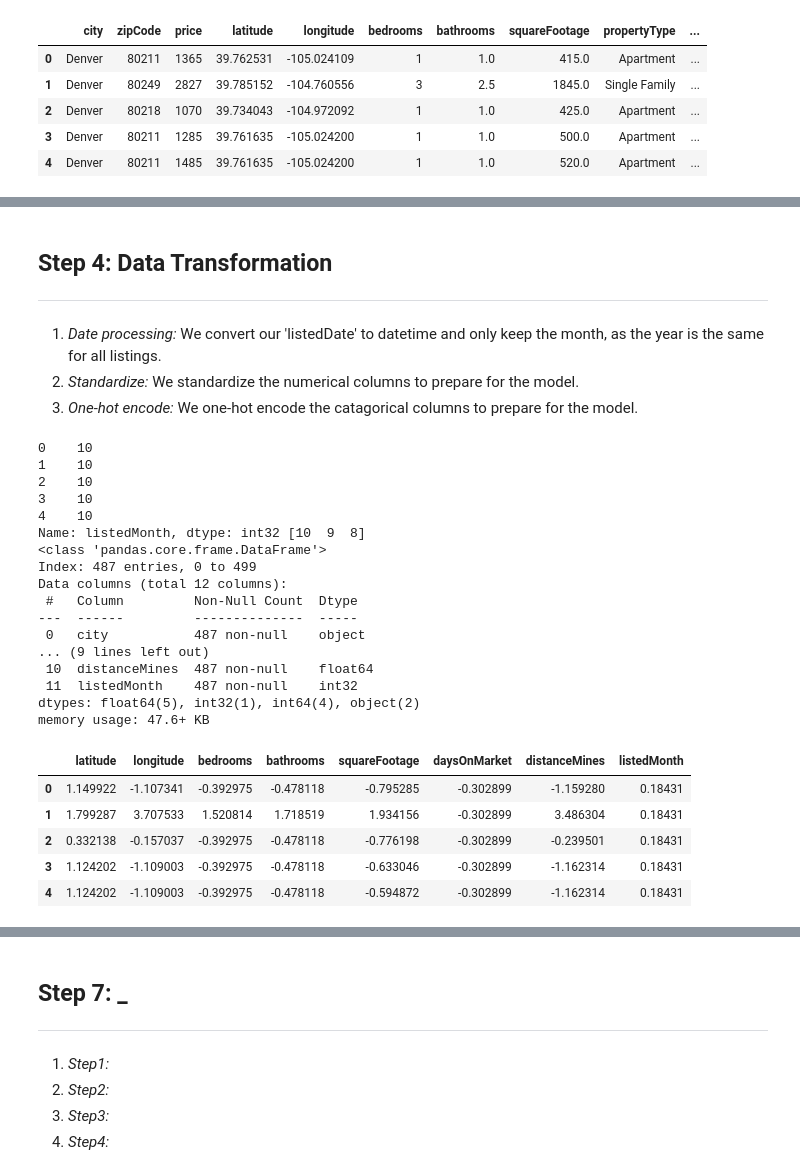
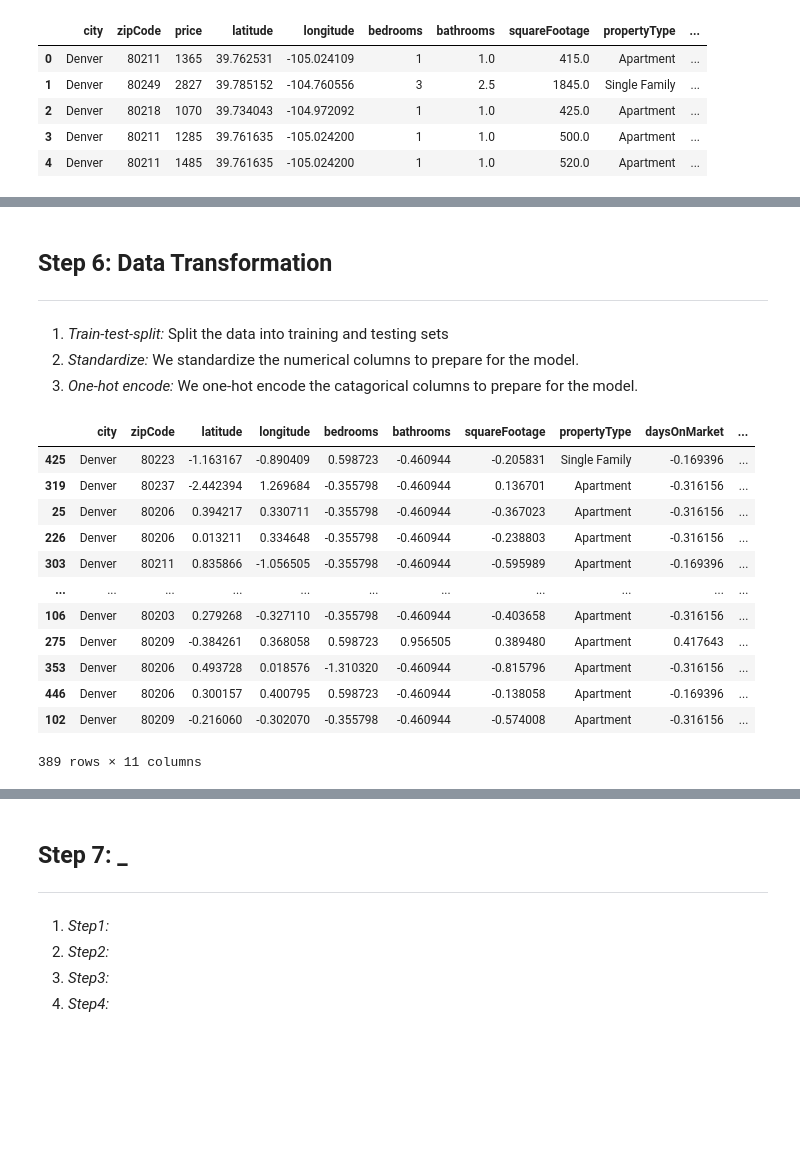
Before and after one commit to aidenzeigler/Apartment-Rent-Predictor, a Jupyter notebook: Project.ipynb, the cells around one changed output, grey strips where cells are left out. Drawn from its saved outputs; the diff is of its cells as text; code cells hidden in the pictures; blank space fills up the shorter version.

Commit message:
Exploratory Data Analysis

```diff
--- a/Project.ipynb
+++ b/Project.ipynb
@@ -240,65 +419,47 @@ df.head()
 # %% [markdown]
-## **Step 4:** Data Transformation
+## **Step 6:** Data Transformation
 
 ---
-
-1. *Date processing:* We convert our 'listedDate' to datetime and only keep the month, as the year is the same for all listings.
-3. *Standardize:* We standardize the numerical columns to prepare for the model.
-2. *One-hot encode:* We one-hot encode the catagorical columns to prepare for the model.
+1. *Train-test-split:* Split the data into training and testing sets
+2. *Standardize:* We standardize the numerical columns to prepare for the model.
+3. *One-hot encode:* We one-hot encode the catagorical columns to prepare for the model.
 # %%
-# 1. Date processing
+# 1. Train-test-split
 
-# Convert 'listedDate' to datetime
-df["listedDate"] = pd.to_datetime(df["listedDate"])
+# Define features and target
+X = df.drop(columns="price")
+y = df["price"]
 
-# Extract month only
-df["listedMonth"] = df["listedDate"].dt.month
-
-# Remove 'listedDate'
-df = df.drop(columns=["listedDate"])
-
-# Print first few rows and unique months
-head = df["listedMonth"].head()
-unique = df["listedMonth"].unique()
-print(head, unique)
-df.info()
+# Train-test-split
+X_train, X_test, y_train, y_test = train_test_split(
+    X, y, test_size=0.2, random_state=42
+)
-# %% [output]
-0    10
-1    10
-2    10
-3    10
-4    10
-Name: listedMonth, dtype: int32 [10  9  8]
-<class 'pandas.core.frame.DataFrame'>
-Index: 487 entries, 0 to 499
-Data columns (total 12 columns):
- #   Column         Non-Null Count  Dtype
----  ------         --------------  -----
- 0   city           487 non-null    object
-... (9 lines left out)
- 10  distanceMines  487 non-null    float64
- 11  listedMonth    487 non-null    int32
-dtypes: float64(5), int32(1), int64(4), object(2)
-memory usage: 47.6+ KB
 # %%
 # 2. Standardize
 
-# Define numerical columns
-numerical = ["latitude", "longitude", "bedrooms", "bathrooms", "squareFootage",
-             "daysOnMarket", "distanceMines", "listedMonth"]
+# Numerical without price
+features = [col for col in numerical if col != 'price']
 
 # Standardize
 scaler = StandardScaler()
-df[numerical] = scaler.fit_transform(df[numerical])
+X_train[features] = scaler.fit_transform(X_train[features])
+X_test[features] = scaler.transform(X_test[features])
 
-# Print first few rows
-df[numerical].head()
+# Verify testing set
+X_train
 # %% [output]
-|  | latitude | longitude | bedrooms | bathrooms | squareFootage | daysOnMarket | distanceMines | listedMonth |
-| 0 | 1.149922 | -1.107341 | -0.392975 | -0.478118 | -0.795285 | -0.302899 | -1.159280 | 0.18431 |
-| 1 | 1.799287 | 3.707533 | 1.520814 | 1.718519 | 1.934156 | -0.302899 | 3.486304 | 0.18431 |
-| 2 | 0.332138 | -0.157037 | -0.392975 | -0.478118 | -0.776198 | -0.302899 | -0.239501 | 0.18431 |
-| 3 | 1.124202 | -1.109003 | -0.392975 | -0.478118 | -0.633046 | -0.302899 | -1.162314 | 0.18431 |
-| 4 | 1.124202 | -1.109003 | -0.392975 | -0.478118 | -0.594872 | -0.302899 | -1.162314 | 0.18431 |
+|  | city | zipCode | latitude | longitude | bedrooms | bathrooms | squareFootage | propertyType | daysOnMarket | ... |
+| 425 | Denver | 80223 | -1.163167 | -0.890409 | 0.598723 | -0.460944 | -0.205831 | Single Family | -0.169396 | ... |
+| 319 | Denver | 80237 | -2.442394 | 1.269684 | -0.355798 | -0.460944 | 0.136701 | Apartment | -0.316156 | ... |
+| 25 | Denver | 80206 | 0.394217 | 0.330711 | -0.355798 | -0.460944 | -0.367023 | Apartment | -0.316156 | ... |
+| 226 | Denver | 80206 | 0.013211 | 0.334648 | -0.355798 | -0.460944 | -0.238803 | Apartment | -0.316156 | ... |
+| 303 | Denver | 80211 | 0.835866 | -1.056505 | -0.355798 | -0.460944 | -0.595989 | Apartment | -0.169396 | ... |
+| ... | ... | ... | ... | ... | ... | ... | ... | ... | ... | ... |
+| 106 | Denver | 80203 | 0.279268 | -0.327110 | -0.355798 | -0.460944 | -0.403658 | Apartment | -0.316156 | ... |
+| 275 | Denver | 80209 | -0.384261 | 0.368058 | 0.598723 | 0.956505 | 0.389480 | Apartment | 0.417643 | ... |
+| 353 | Denver | 80206 | 0.493728 | 0.018576 | -1.310320 | -0.460944 | -0.815796 | Apartment | -0.316156 | ... |
+| 446 | Denver | 80206 | 0.300157 | 0.400795 | 0.598723 | -0.460944 | -0.138058 | Apartment | -0.169396 | ... |
+| 102 | Denver | 80209 | -0.216060 | -0.302070 | -0.355798 | -0.460944 | -0.574008 | Apartment | -0.316156 | ... |
+389 rows × 11 columns
 # %%
 # 3. One-hot encode
```
Also changed, not shown: parts of 13 cells of this notebook.
